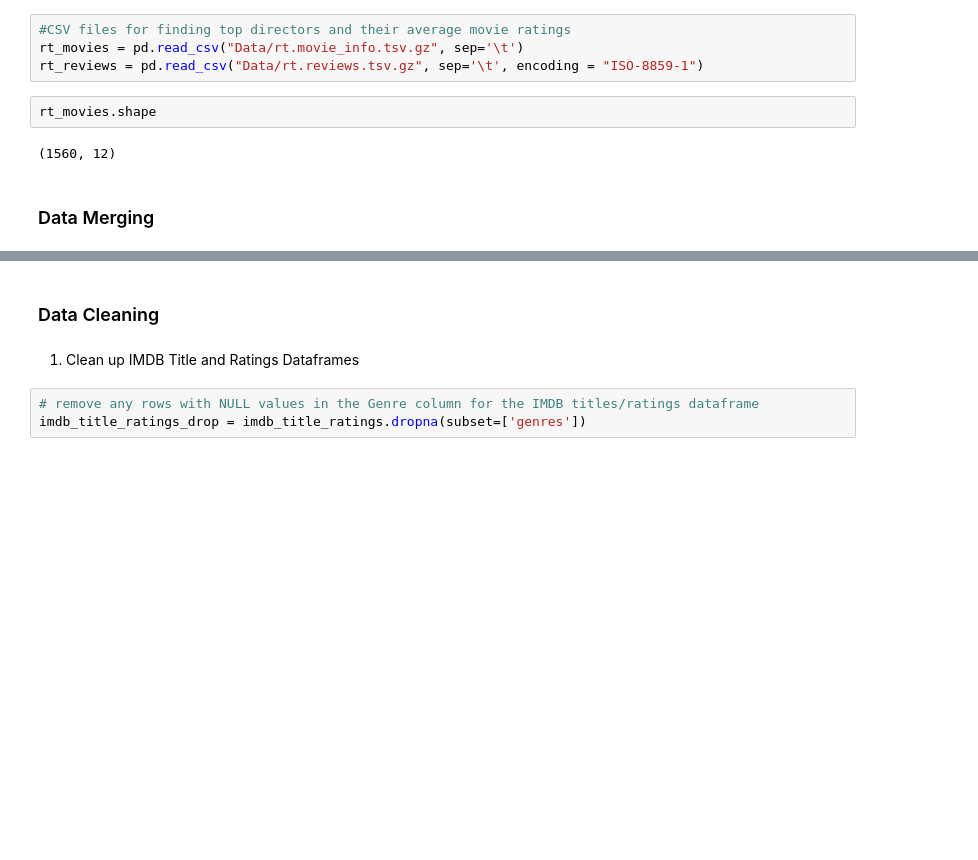
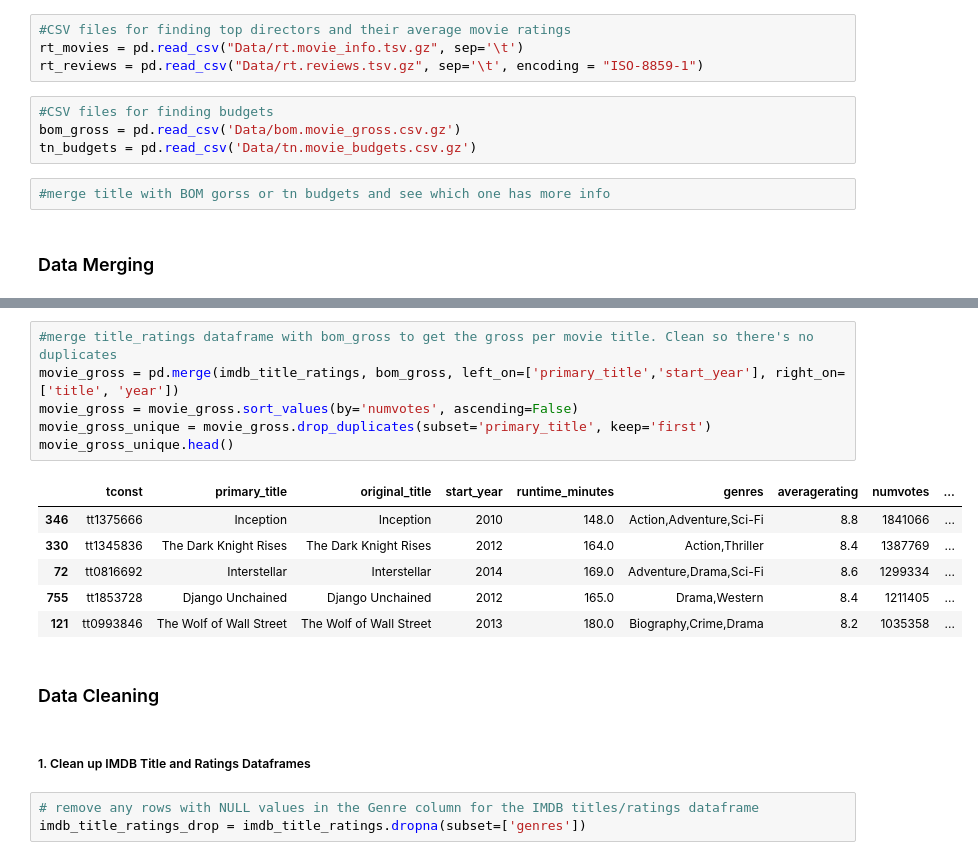
Before and after one commit to hannah-schurman/dcs-phase1-project, a Jupyter notebook: student.ipynb, the cells around one changed output, grey strips where cells are left out. Saved outputs shown, nothing was run; the diff lists cells and outputs as text; blank space fills up the shorter version.

```diff
--- a/student.ipynb
+++ b/student.ipynb
@@ -111,10 +109,12 @@ imdb_names = pd.read_csv("Data/imdb.name.basics.csv.gz")
 #CSV files for finding top directors and their average movie ratings
 rt_movies = pd.read_csv("Data/rt.movie_info.tsv.gz", sep='\t')
 rt_reviews = pd.read_csv("Data/rt.reviews.tsv.gz", sep='\t', encoding = "ISO-8859-1")
-# %%
-rt_movies.shape
-# %% [output]
-(1560, 12)
+# %%
+#CSV files for finding budgets
+bom_gross = pd.read_csv('Data/bom.movie_gross.csv.gz')
+tn_budgets = pd.read_csv('Data/tn.movie_budgets.csv.gz')
+# %%
+#merge title with BOM gorss or tn budgets and see which one has more info
 # %% [markdown]
 ### Data Merging
 # %%
@@ -128,10 +128,23 @@ imdb_title_ratings.head()
 | 2 | tt0069049 | The Other Side of the Wind | The Other Side of the Wind | 2018 | 122.0 | Drama | 6.9 | 4517 |
 | 3 | tt0069204 | Sabse Bada Sukh | Sabse Bada Sukh | 2018 | NaN | Comedy,Drama | 6.1 | 13 |
 | 4 | tt0100275 | The Wandering Soap Opera | La Telenovela Errante | 2017 | 80.0 | Comedy,Drama,Fantasy | 6.5 | 119 |
+# %%
+#merge title_ratings dataframe with bom_gross to get the gross per movie title. Clean so there's no duplicates
+movie_gross = pd.merge(imdb_title_ratings, bom_gross, left_on=['primary_title','start_year'], right_on=['title', 'year'])
+movie_gross = movie_gross.sort_values(by='numvotes', ascending=False)
+movie_gross_unique = movie_gross.drop_duplicates(subset='primary_title', keep='first')
+movie_gross_unique.head()
+# %% [output]
+|  | tconst | primary_title | original_title | start_year | runtime_minutes | genres | averagerating | numvotes | ... |
+| 346 | tt1375666 | Inception | Inception | 2010 | 148.0 | Action,Adventure,Sci-Fi | 8.8 | 1841066 | ... |
+| 330 | tt1345836 | The Dark Knight Rises | The Dark Knight Rises | 2012 | 164.0 | Action,Thriller | 8.4 | 1387769 | ... |
+| 72 | tt0816692 | Interstellar | Interstellar | 2014 | 169.0 | Adventure,Drama,Sci-Fi | 8.6 | 1299334 | ... |
+| 755 | tt1853728 | Django Unchained | Django Unchained | 2012 | 165.0 | Drama,Western | 8.4 | 1211405 | ... |
+| 121 | tt0993846 | The Wolf of Wall Street | The Wolf of Wall Street | 2013 | 180.0 | Biography,Crime,Drama | 8.2 | 1035358 | ... |
 # %% [markdown]
 ### Data Cleaning
 # %% [markdown]
-1. Clean up IMDB Title and Ratings Dataframes
+##### 1. Clean up IMDB Title and Ratings Dataframes
 # %%
 # remove any rows with NULL values in the Genre column for the IMDB titles/ratings dataframe
 imdb_title_ratings_drop = imdb_title_ratings.dropna(subset=['genres'])
```
Also changed, not shown: parts of 53 cells of this notebook.
